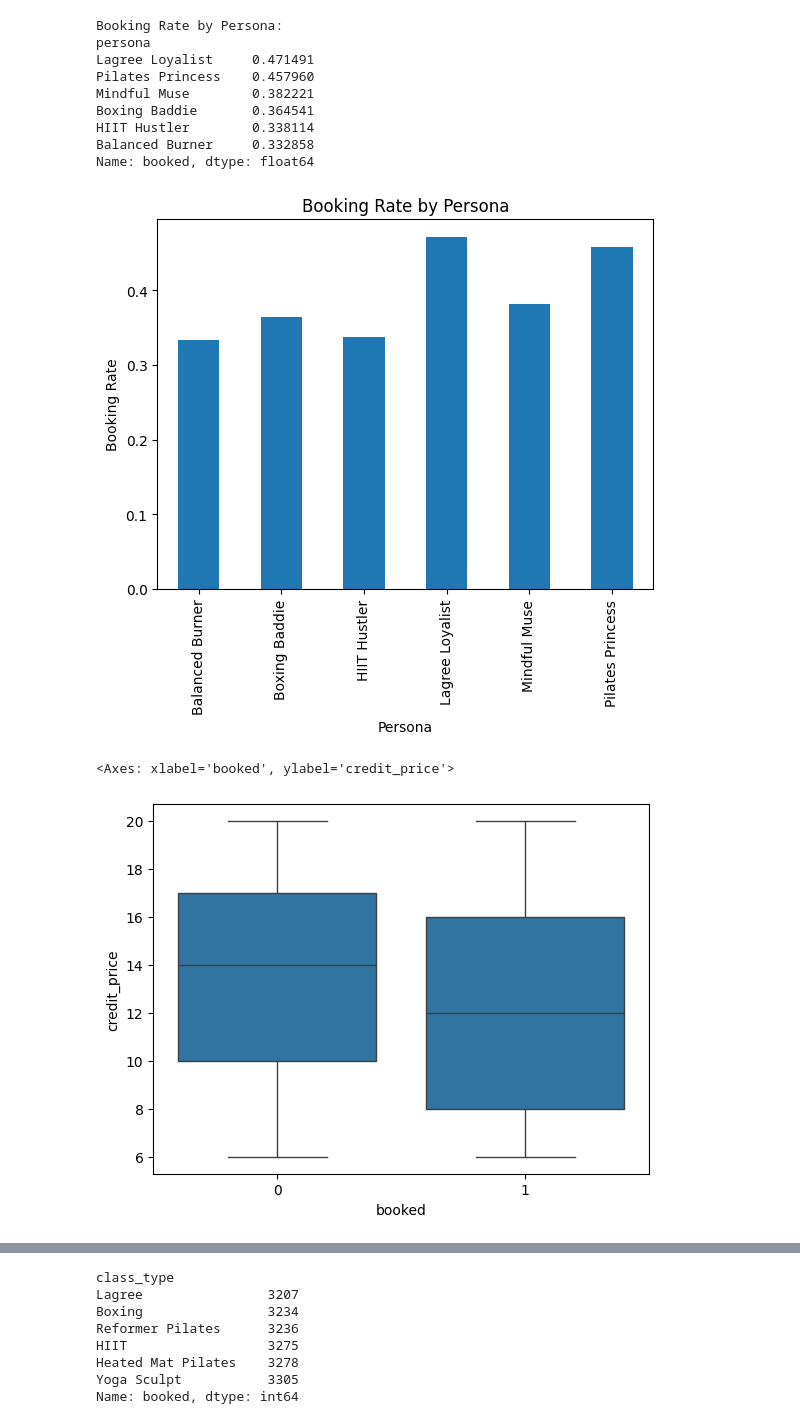
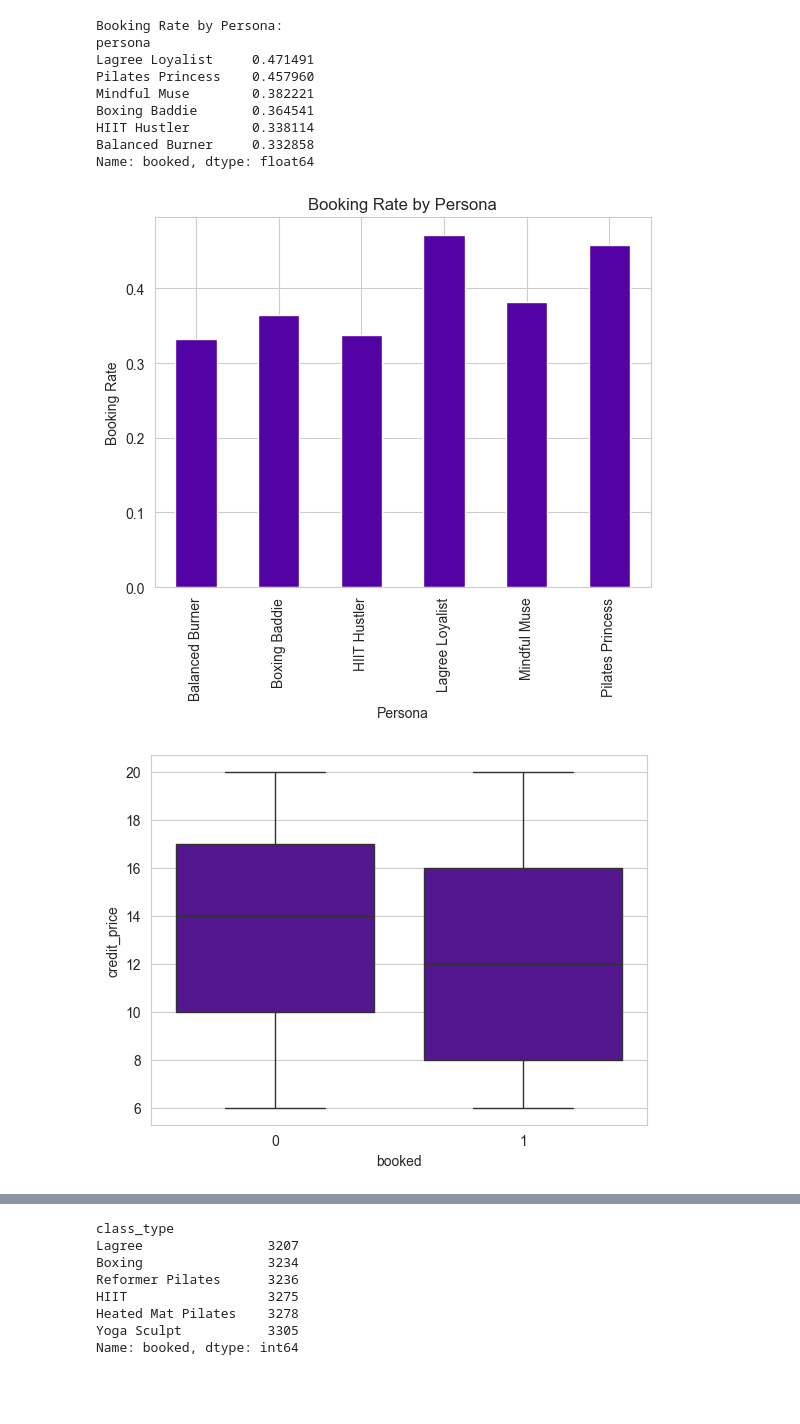
Before and after one commit to buildwithobi/classpass-optimization-engine, a Jupyter notebook: notebooks/02_eda.ipynb, the cells around one changed output, grey strips where cells are left out. Cells and saved outputs as stored; diff of their text form; code cells hidden in the pictures; blank space fills up the shorter version.

Commit message:
Revised exploratory data analysis notebook and changed color scheme on plots and graphs

```diff
--- a/notebooks/02_eda.ipynb
+++ b/notebooks/02_eda.ipynb
@@ -112,16 +82,19 @@ df.groupby("persona")["booked"].mean().plot(kind = "bar")
 plt.title("Booking Rate by Persona")
 plt.ylabel("Booking Rate")
 plt.xlabel("Persona")
+plt.plot(color = "plasma")
 plt.show()
 # %% [output]
-[figure, old version]
+[figure, new version]
 # %%
 # booking vs price
 
 sns.boxplot(x = "booked", y = "credit_price", data = df)
+
+sns.set_palette("plasma")
+sns.set_style("whitegrid")
 # %% [output]
-<Axes: xlabel='booked', ylabel='credit_price'>
-[figure, old version]
+[figure, new version]
 # %%
 # streak impact
 
```
Also changed, not shown: parts of 3 cells of this notebook, 2 other files.
